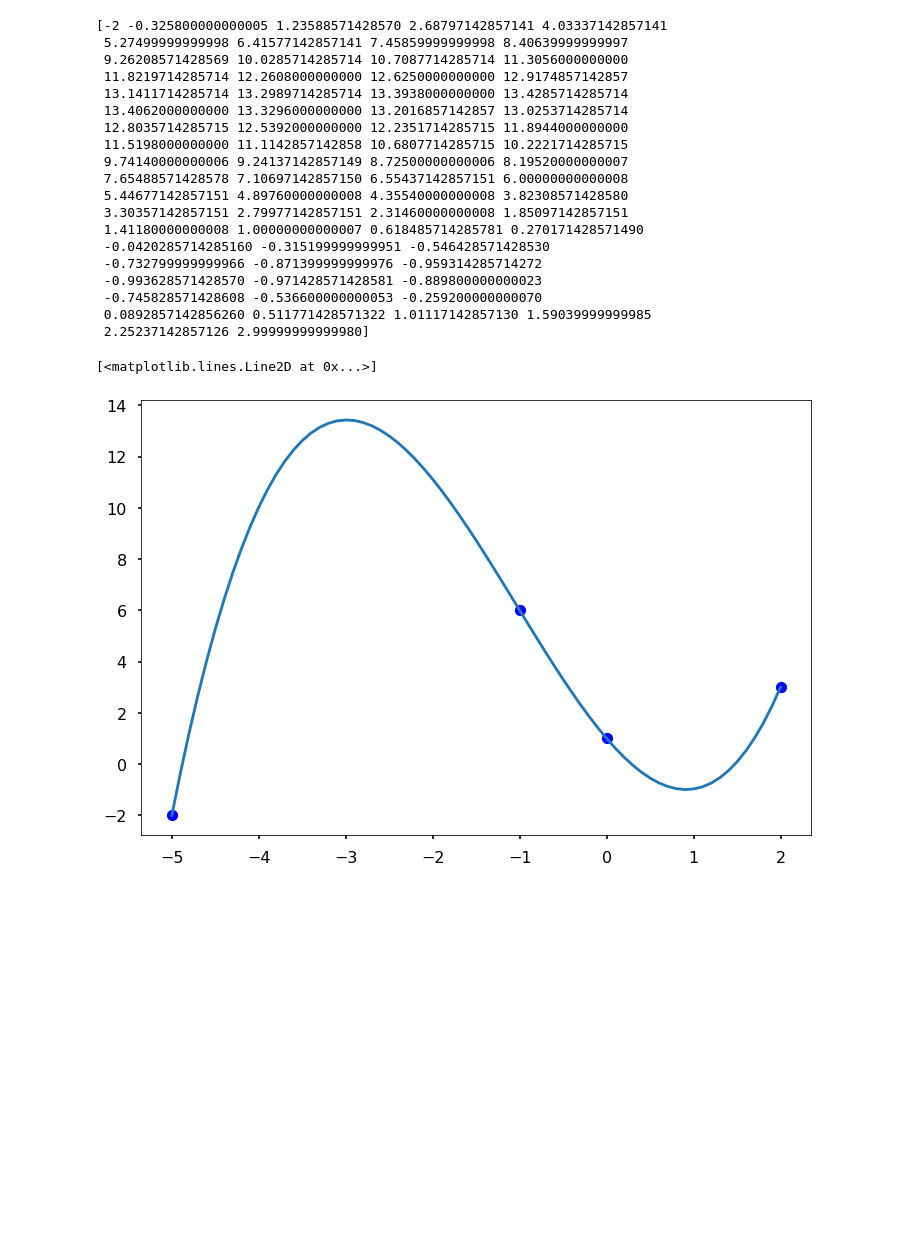
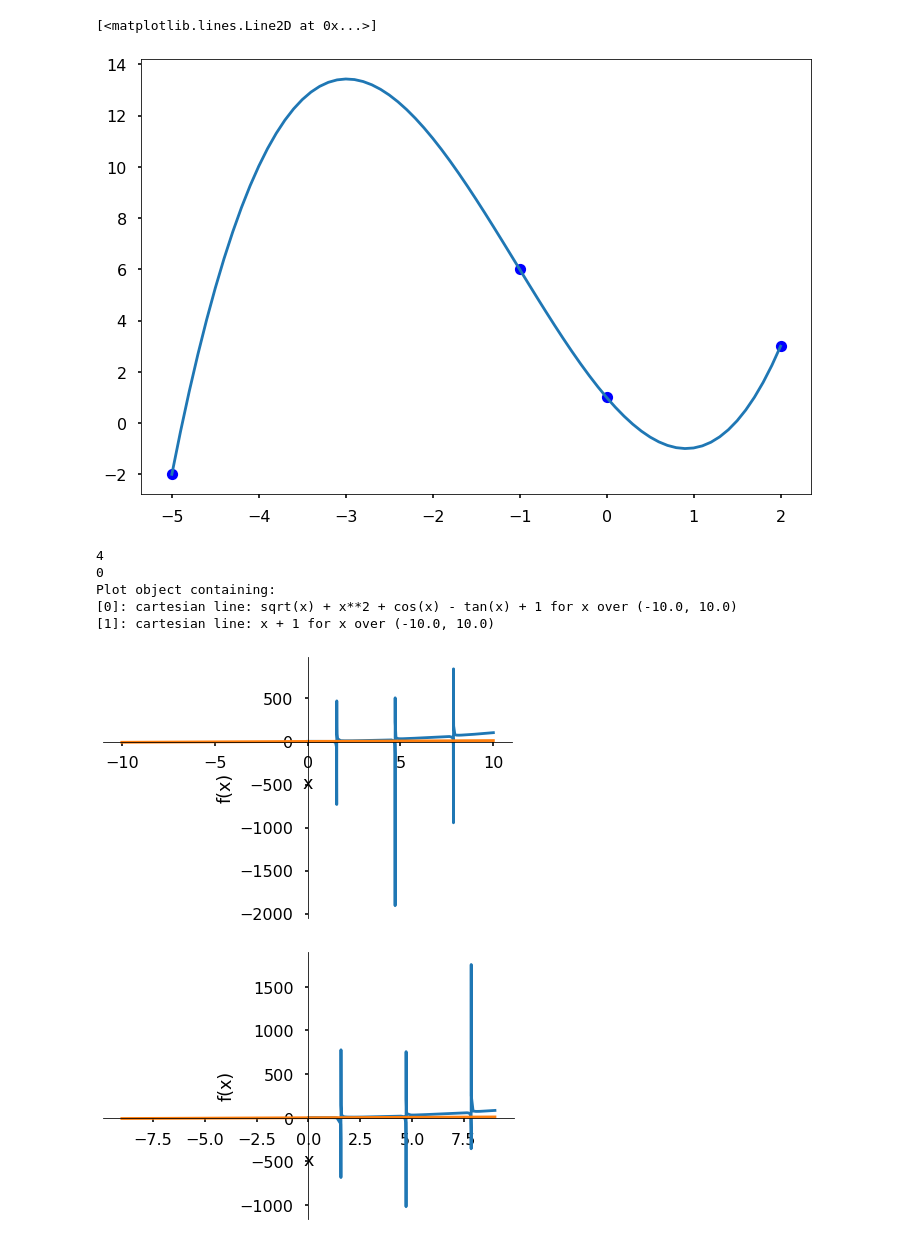
Before and after one commit to Tachirilmrv/Numerica, a Jupyter notebook: notebooks/Newton interpol.ipynb, the cells around one changed output. Cells and saved outputs as stored; diff of their text form; code cells hidden in the pictures; blank space fills up the shorter version.

```diff
--- a/notebooks/Newton interpol.ipynb
+++ b/notebooks/Newton interpol.ipynb
@@ -45,30 +45,30 @@ a_s = diferencias_divididas (x, y) [0, :]
 x0 = np.arange (-5, 2.1, .1)
 y0 = newton_poly (a_s, x, x0)
 
-print (y0)
+#print (y0)
+
+
 
 plt.figure ( figsize = (12,8) )
 plt.plot(x ,y, "bo")
 plt.plot(x0,y0)
 # %% [output]
-[-2 -0.325800000000005 1.23588571428570 2.68797142857141 4.03337142857141
- 5.27499999999998 6.41577142857141 7.45859999999998 8.40639999999997
- 9.26208571428569 10.0285714285714 10.7087714285714 11.3056000000000
- 11.8219714285714 12.2608000000000 12.6250000000000 12.9174857142857
- 13.1411714285714 13.2989714285714 13.3938000000000 13.4285714285714
- 13.4062000000000 13.3296000000000 13.2016857142857 13.0253714285714
- 12.8035714285715 12.5392000000000 12.2351714285715 11.8944000000000
- 11.5198000000000 11.1142857142858 10.6807714285715 10.2221714285715
- 9.74140000000006 9.24137142857149 8.72500000000006 8.19520000000007
- 7.65488571428578 7.10697142857150 6.55437142857151 6.00000000000008
- 5.44677142857151 4.89760000000008 4.35540000000008 3.82308571428580
- 3.30357142857151 2.79977142857151 2.31460000000008 1.85097142857151
- 1.41180000000008 1.00000000000007 0.618485714285781 0.270171428571490
- -0.0420285714285160 -0.315199999999951 -0.546428571428530
- -0.732799999999966 -0.871399999999976 -0.959314285714272
- -0.993628571428570 -0.971428571428581 -0.889800000000023
- -0.745828571428608 -0.536600000000053 -0.259200000000070
- 0.0892857142856260 0.511771428571322 1.01117142857130 1.59039999999985
- 2.25237142857126 2.99999999999980]
+[<matplotlib.lines.Line2D at 0x...>]
-[<matplotlib.lines.Line2D at 0x...>]
 [figure]
+# %%
+#test
+x = sp.symbols('x')
+fx1 =
+p1 = sp.plot('x^2 + 1 + cos(x) + sqrt(x) - tan(x)', 'x+1', (x,-10,10), show = False)
+p2 = sp.plot('x**2 + 1 + cos(x) + sqrt(x) - tan(x)', 'x+1', (x,-9,9), show = False)
+print(p1)
+p1.show()
+p2.show()
+# %% [output]
+4
+0
+Plot object containing:
+[0]: cartesian line: sqrt(x) + x**2 + cos(x) - tan(x) + 1 for x over (-10.0, 10.0)
+[1]: cartesian line: x + 1 for x over (-10.0, 10.0)
+[figure, added]
+[figure, added]
```
Also changed, not shown: 3 other files.
